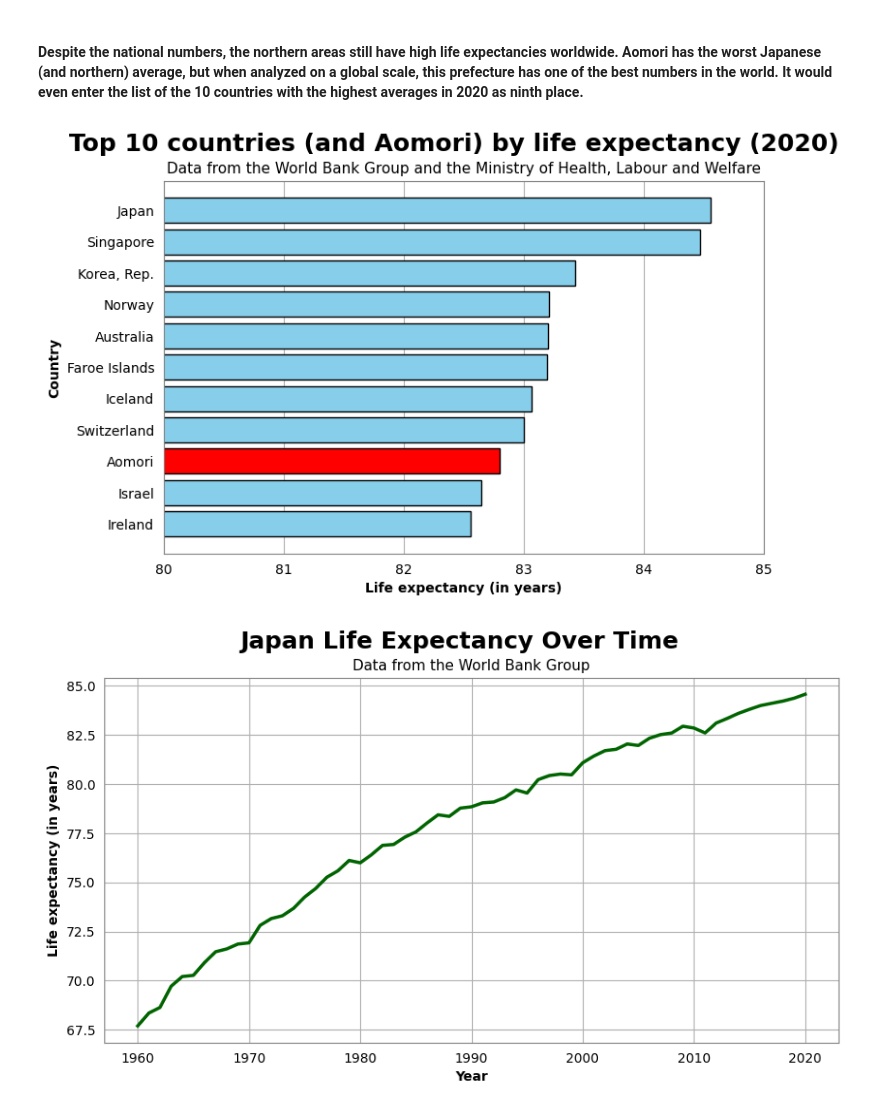
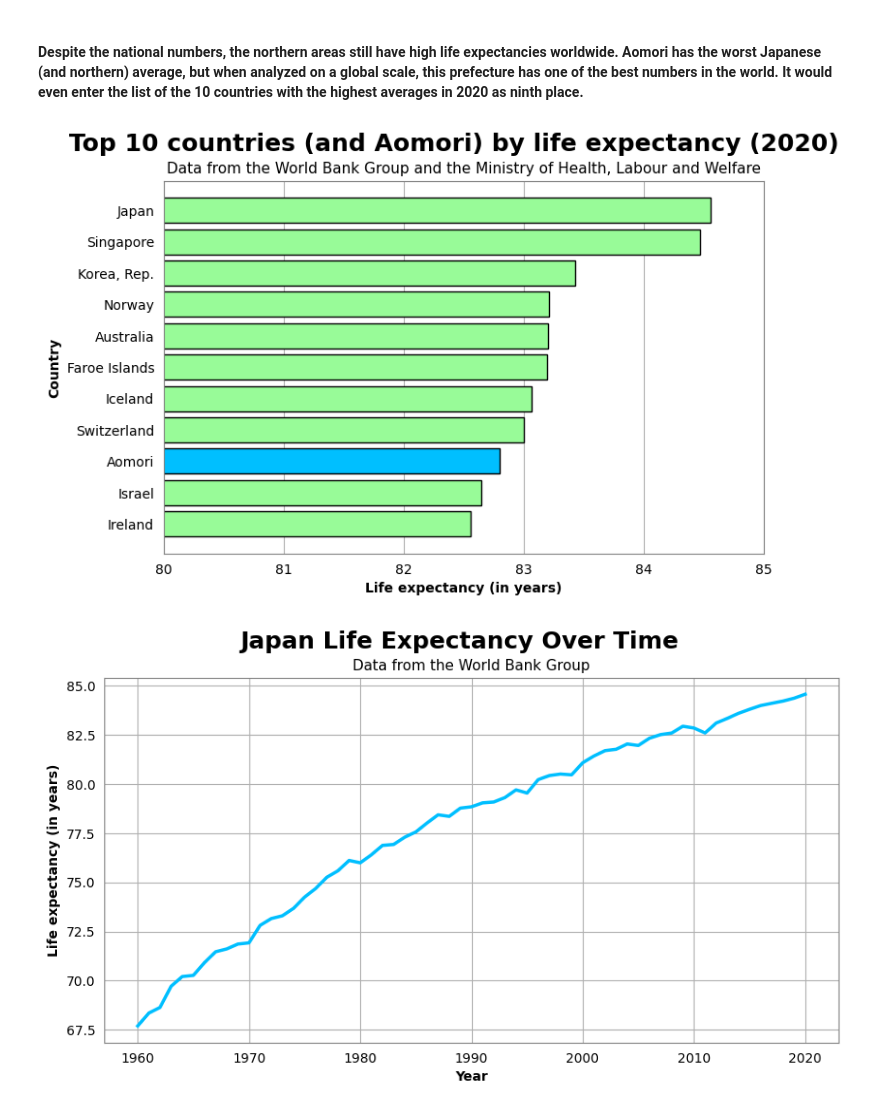
Before and after one commit to rafaseto/japan-life-expectancy, a Jupyter notebook: data_analysis.ipynb, the cells around one changed output. Drawn from its saved outputs; the diff is of its cells as text; code cells hidden in the pictures.

```diff
--- a/data_analysis.ipynb
+++ b/data_analysis.ipynb
@@ -190,43 +190,43 @@ y_axis = top_10_with_aomori_sorted['Country Name']
 plt.figure(figsize=(8,5))
 
 # Bars of the bar chart
-bars = plt.barh(y_axis, x_axis, color='skyblue', edgecolor='black', zorder=2)
+bars = plt.barh(y_axis, x_axis, color='palegreen', edgecolor='black', zorder=2)
 
 # Change the Aomori bar color to red
-bars[2].set_color('red')
+bars[2].set_color('deepskyblue')
 bars[2].set_edgecolor('black')
 
 # Axis object
 ax = plt.gca()
 
 # Change the colors of the axis
 ax.spines['top'].set_color('gray')
 ax.spines['bottom'].set_color('gray')
 ax.spines['left'].set_color('gray')
 ax.spines['right'].set_color('gray')
 
 # Remove ticks from the axis
 ax.tick_params(axis='x', which='both', bottom=False, top=False)
 ax.tick_params(axis='y', which='both', left=False, right=False)
 
 # X axis interval
 plt.xlim(80, 85)
 
 # Add a grid
 plt.grid(True, axis='x', zorder=0)
 
 # Title of the graph
 plt.suptitle('Top 10 countries (and Aomori) by life expectancy (2020)', fontsize=18, fontweight='bold')
 
 # Subtitle of the graph
 plt.title('Data from the World Bank Group and the Ministry of Health, Labour and Welfare', fontsize=11)
 
 plt.xlabel('Life expectancy (in years)', fontweight='bold')
 plt.ylabel('Country', fontweight='bold')
 
 plt.show()
 # %% [output]
-[figure, old version]
+[figure, new version]
 # %%
 japan_line = df_world[df_world['Country Name'] == 'Japan']
 # %%
@@ -237,7 +237,7 @@ japan_life_expectancy_1960_2020 = japan_numbers_1960_2020.iloc[0].tolist()
 # %%
 plt.figure(figsize=(10,5))
 
-plt.plot(years_1960_2020, japan_life_expectancy_1960_2020, color='darkgreen', linewidth=2.5, zorder=2)
+plt.plot(years_1960_2020, japan_life_expectancy_1960_2020, color='deepskyblue', linewidth=2.5, zorder=2)
 
 # Axis object
 ax = plt.gca()
@@ -271,7 +271,7 @@ plt.xlabel('Year', fontweight='bold')
 
 plt.show()
 # %% [output]
-[figure, old version]
+[figure, new version]
 # %%
 best_life_expectancy_year = {}
 
```
Also changed, not shown: parts of 3 cells of this notebook.
